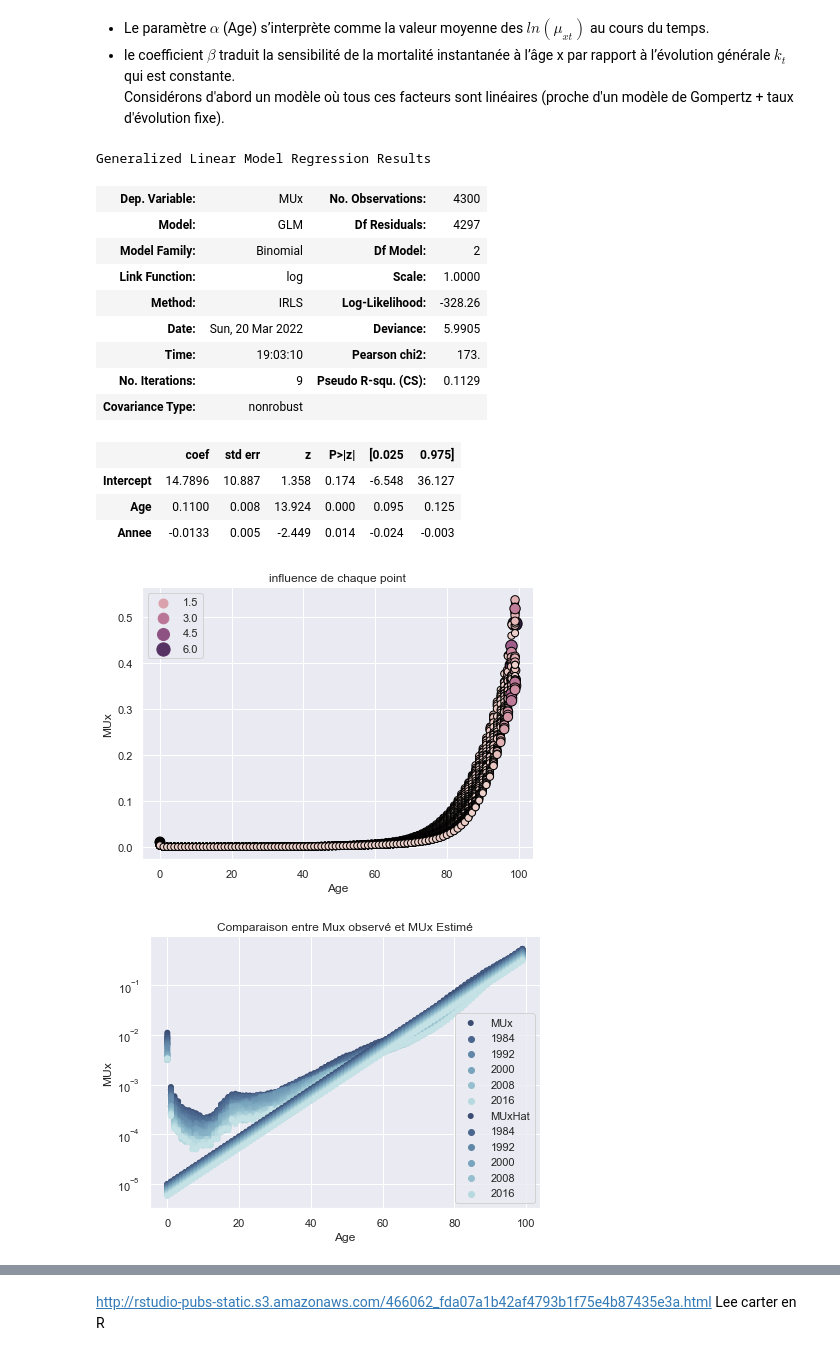
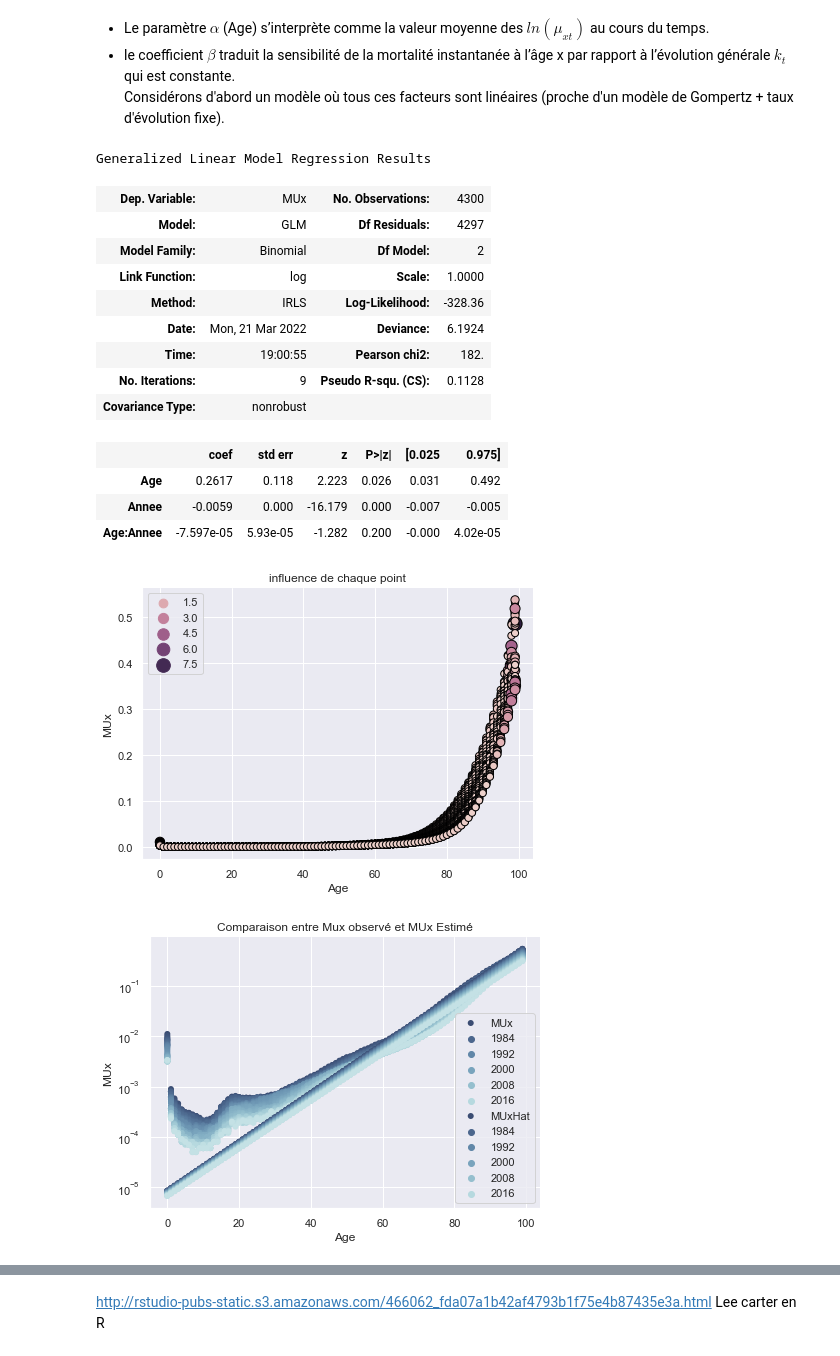
Before and after one commit to RessourcesActuariat/ActuariatVieCNAM, a Jupyter notebook: Table de Mortalité - Partie 3.ipynb, the cells around one changed output, grey strips where cells are left out. Saved outputs shown, nothing was run; the diff lists cells and outputs as text; code cells hidden in the pictures.

```diff
--- a/Table de Mortalité - Partie 3.ipynb
+++ b/Table de Mortalité - Partie 3.ipynb
@@ -368,31 +364,32 @@ def CalculGLMGraph(dataEntree,formula,dist=sm.families.Poisson,Fonctionlien=sm.f
         # Variable prédite calculée pour chaque observation puis graphée
         df[VarPredict] = Result.predict(X,offset=monOffset)
         GraphiqueTaux(data=df,x1=VarXGraph,y1=VarY,y2=VarPredict,Varhue=VarXGraphCateg,titre=titre)
+        return Result
 # %% [markdown]
 * Le paramètre $\alpha$ (Age) s’interprète comme la valeur moyenne des $ ln( \mu_{xt})$   au cours du temps.
 * le coefficient $\beta$ traduit la sensibilité de la mortalité instantanée à l’âge x par rapport à l’évolution générale $k_t$  qui est constante.
 Considérons d'abord un modèle où tous ces facteurs sont linéaires (proche d'un modèle de Gompertz + taux d'évolution fixe).
 # %%
-
-CalculGLMGraph(dataEntree=df,
+formula = 'MUx ~ Age * Annee -1'
+ResultGLM =CalculGLMGraph(dataEntree=df,
          formula = formula,
          VarY='MUx',VarXGraph='Age',VarXGraphCateg='Annee', VarPredict='MUxHat',
          titre='Comparaison entre Mux observé et MUx Estimé',
          dist=sm.families.Binomial,Fonctionlien=sm.families.links.log(), ImpressionInfluence=True)
 # %% [output]
 Generalized Linear Model Regression Results
 | Dep. Variable: | MUx | No. Observations: | 4300 |
 | Model: | GLM | Df Residuals: | 4297 |
 | Model Family: | Binomial | Df Model: | 2 |
 | Link Function: | log | Scale: | 1.0000 |
-| Method: | IRLS | Log-Likelihood: | -328.26 |
-| Date: | Sun, 20 Mar 2022 | Deviance: | 5.9905 |
-| Time: | 19:03:10 | Pearson chi2: | 173. |
-| No. Iterations: | 9 | Pseudo R-squ. (CS): | 0.1129 |
+| Method: | IRLS | Log-Likelihood: | -328.36 |
+| Date: | Mon, 21 Mar 2022 | Deviance: | 6.1924 |
+| Time: | 19:00:55 | Pearson chi2: | 182. |
+| No. Iterations: | 9 | Pseudo R-squ. (CS): | 0.1128 |
 | Covariance Type: | nonrobust |  |  |
 |  | coef | std err | z | P>|z| | [0.025 | 0.975] |
-| Intercept | 14.7896 | 10.887 | 1.358 | 0.174 | -6.548 | 36.127 |
-| Age | 0.1100 | 0.008 | 13.924 | 0.000 | 0.095 | 0.125 |
-| Annee | -0.0133 | 0.005 | -2.449 | 0.014 | -0.024 | -0.003 |
+| Age | 0.2617 | 0.118 | 2.223 | 0.026 | 0.031 | 0.492 |
+| Annee | -0.0059 | 0.000 | -16.179 | 0.000 | -0.007 | -0.005 |
+| Age:Annee | -7.597e-05 | 5.93e-05 | -1.282 | 0.200 | -0.000 | 4.02e-05 |
-[figure, old version]
+[figure, new version]
-[figure, old version]
+[figure, new version]
```
Also changed, not shown: parts of 10 cells of this notebook, 1 other file.
